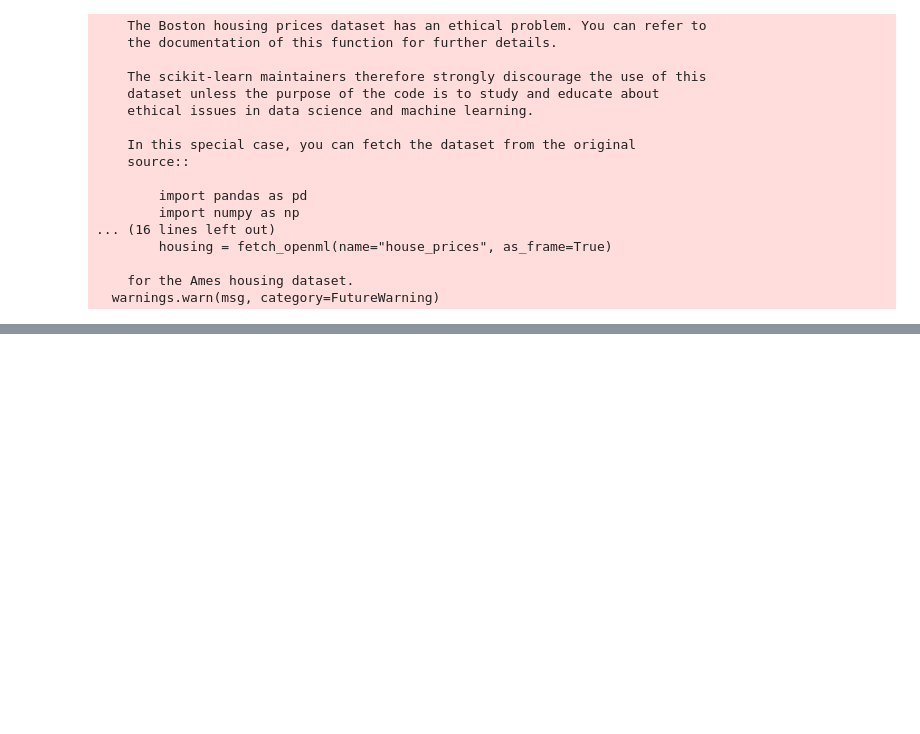
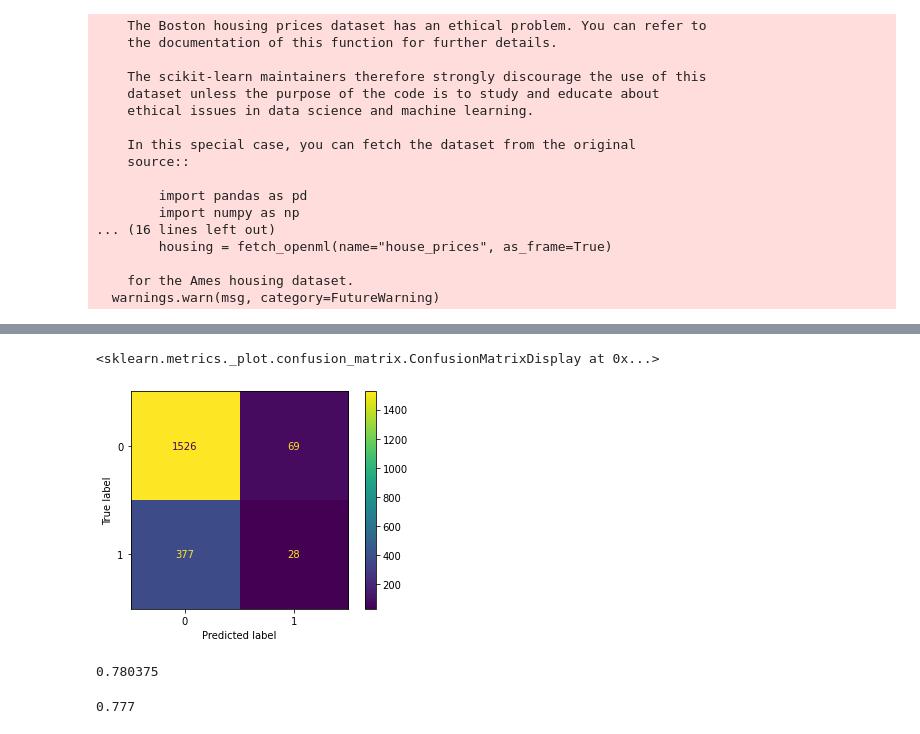
Before and after one commit to LeamonPro/Machine-Learning, a Jupyter notebook: seance3.ipynb, the cells around one changed output, grey strips where cells are left out. Drawn from its saved outputs; the diff is of its cells as text; code cells hidden in the pictures; blank space fills up the shorter version.

```diff
--- a/seance3.ipynb
+++ b/seance3.ipynb
@@ -559,0 +582,11 @@ Text(0.5, 0, 'Random Forest Feature Importance')
+# %%
+x_filtered = df_filtered.iloc[:,:-1]
+y_filtered = df_filtered.iloc[:,-1:]
+# %%
+x_train_filtered, x_test_filtered, y_train_filtered, y_test_filtered=train_test_split(x_filtered,y_filtered,test_size=0.2,random_state=0)
+# %%
+sc2=StandardScaler()
+sc2.fit(x_train_filtered)
+x_train_filtered.iloc[:,:]=sc2.transform(x_train_filtered.iloc[:,:])
+# %%
+x_test_filtered.iloc[:,:]=sc2.transform(x_test_filtered.iloc[:,:])
@@ -559,0 +595,18 @@ Text(0.5, 0, 'Random Forest Feature Importance')
+# %%
+lr_filtered = LogisticRegression()
+lr_filtered.fit(x_train_filtered,y_train_filtered)
+y_pred_lr_filtered = lr_filtered.predict(x_test_filtered)
+cm=confusion_matrix(y_test_filtered,y_pred_lr_filtered)
+disp = ConfusionMatrixDisplay(confusion_matrix=cm)
+disp.plot()
+# %% [output]
+<sklearn.metrics._plot.confusion_matrix.ConfusionMatrixDisplay at 0x...>
+[figure, added]
+# %%
+lr_filtered.score(x_train_filtered,y_train_filtered)
+# %% [output]
+0.780375
+# %%
+accuracy_score(y_test_filtered,y_pred_lr_filtered)
+# %% [output]
+0.777
```
Also changed, not shown: parts of 58 cells of this notebook, 4 other files.
